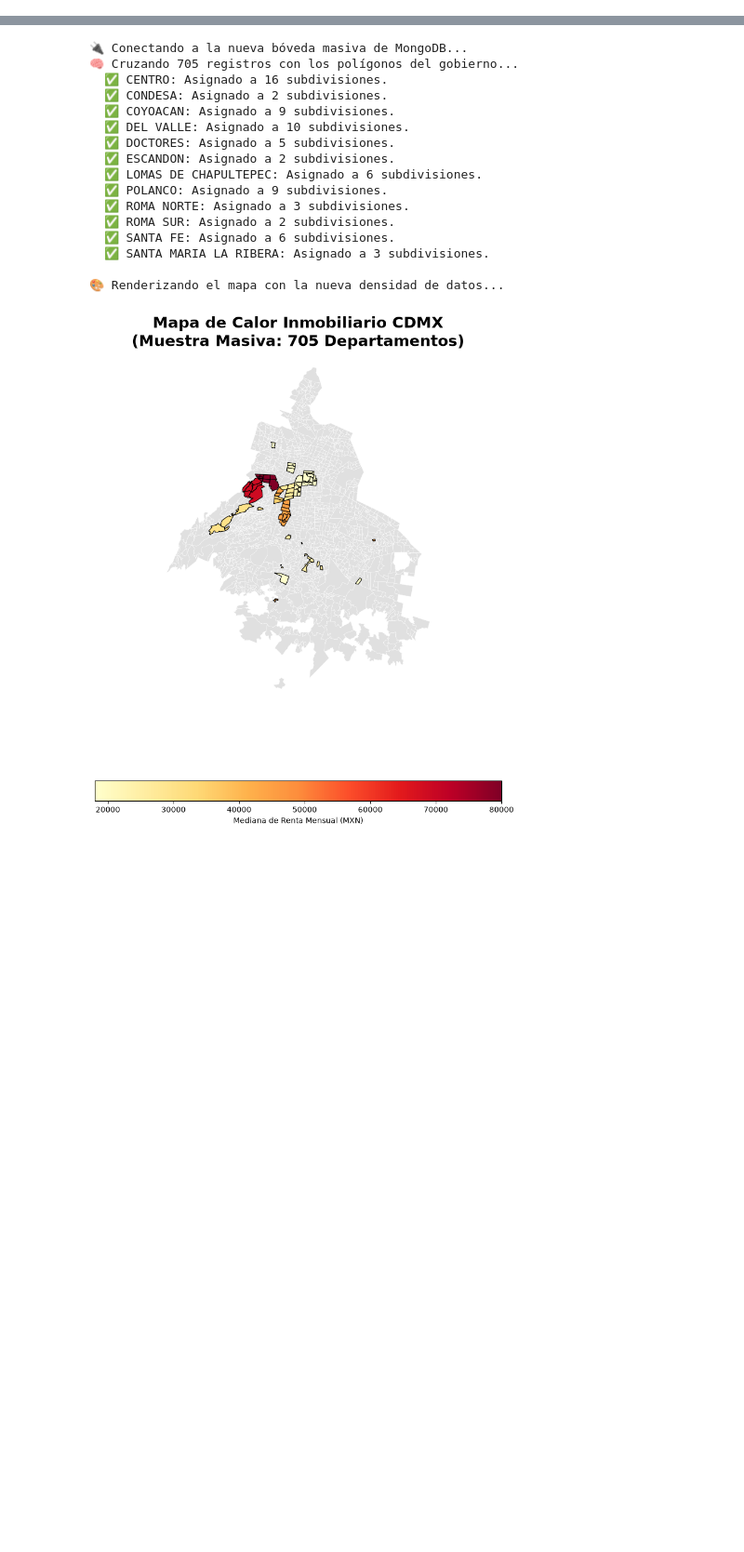
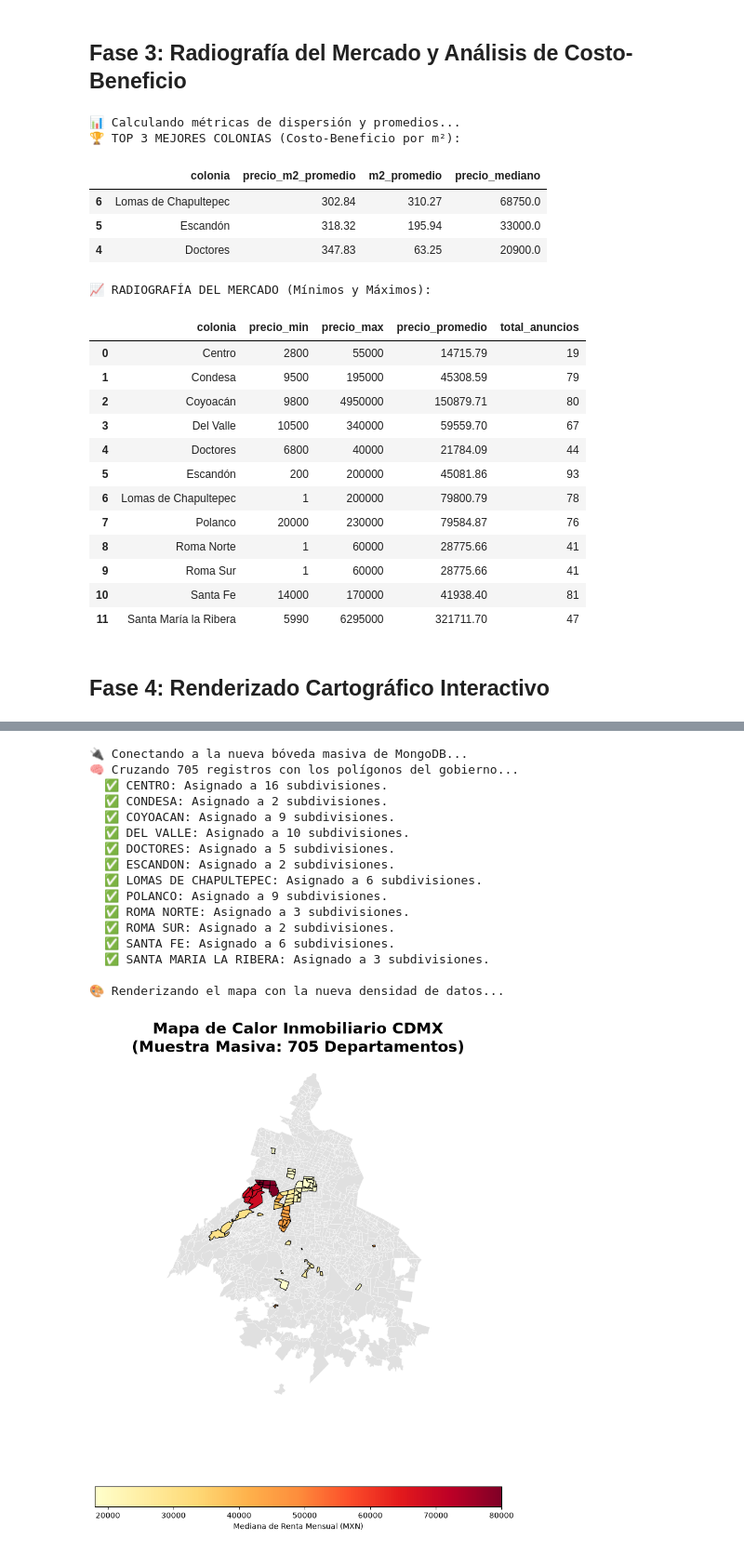
Before and after one commit to EduardoCarbajalM/scraper-inmobiliario, a Jupyter notebook: scraper_inmobiliario.ipynb, the cells around one changed output, grey strips where cells are left out. Shown at 93% size. Saved outputs shown, nothing was run; the diff lists cells and outputs as text; code cells hidden in the pictures; blank space fills up the shorter version.

Commit message:
refactor: estructurar pipeline ETL y añadir fases de análisis y renderizado

```diff
--- a/scraper_inmobiliario.ipynb
+++ b/scraper_inmobiliario.ipynb
@@ -244,2 +150,52 @@ display(conteo_colonias)
+# %% [markdown]
+## Fase 3: Radiografía del Mercado y Análisis de Costo-Beneficio
+# %%
+print("📊 Calculando métricas de dispersión y promedios...")
+
+# 3. Análisis Estadístico por Colonia
+estadisticas = df.groupby('colonia').agg(
+    total_anuncios=('titulo', 'count'),
+    precio_min=('precio_numerico', 'min'),
+    precio_max=('precio_numerico', 'max'),
+    precio_promedio=('precio_numerico', 'mean'),
+    precio_mediano=('precio_numerico', 'median'),
+    m2_promedio=('metros_cuadrados', 'mean'),
+    precio_m2_promedio=('precio_por_m2', 'mean')
+).round(2).reset_index()
+
+# 4. Algoritmo de Costo-Beneficio
+# Filtramos colonias con al menos 5 anuncios para evitar sesgos estadísticos
+# y las ordenamos de MENOR a MAYOR precio por metro cuadrado.
+colonias_confiables = estadisticas[estadisticas['total_anuncios'] >= 5]
+top_costo_beneficio = colonias_confiables.sort_values(by='precio_m2_promedio', ascending=True)
+
+print("🏆 TOP 3 MEJORES COLONIAS (Costo-Beneficio por m²):")
+display(top_costo_beneficio[['colonia', 'precio_m2_promedio', 'm2_promedio', 'precio_mediano']].head(3))
+
+print("\n📈 RADIOGRAFÍA DEL MERCADO (Mínimos y Máximos):")
+display(estadisticas[['colonia', 'precio_min', 'precio_max', 'precio_promedio', 'total_anuncios']])
+# %% [output]
+📊 Calculando métricas de dispersión y promedios...
+🏆 TOP 3 MEJORES COLONIAS (Costo-Beneficio por m²):
+|  | colonia | precio_m2_promedio | m2_promedio | precio_mediano |
+| 6 | Lomas de Chapultepec | 302.84 | 310.27 | 68750.0 |
+| 5 | Escandón | 318.32 | 195.94 | 33000.0 |
+| 4 | Doctores | 347.83 | 63.25 | 20900.0 |
+📈 RADIOGRAFÍA DEL MERCADO (Mínimos y Máximos):
+|  | colonia | precio_min | precio_max | precio_promedio | total_anuncios |
+| 0 | Centro | 2800 | 55000 | 14715.79 | 19 |
+| 1 | Condesa | 9500 | 195000 | 45308.59 | 79 |
+| 2 | Coyoacán | 9800 | 4950000 | 150879.71 | 80 |
+| 3 | Del Valle | 10500 | 340000 | 59559.70 | 67 |
+| 4 | Doctores | 6800 | 40000 | 21784.09 | 44 |
+| 5 | Escandón | 200 | 200000 | 45081.86 | 93 |
+| 6 | Lomas de Chapultepec | 1 | 200000 | 79800.79 | 78 |
+| 7 | Polanco | 20000 | 230000 | 79584.87 | 76 |
+| 8 | Roma Norte | 1 | 60000 | 28775.66 | 41 |
+| 9 | Roma Sur | 1 | 60000 | 28775.66 | 41 |
+| 10 | Santa Fe | 14000 | 170000 | 41938.40 | 81 |
+| 11 | Santa María la Ribera | 5990 | 6295000 | 321711.70 | 47 |
+# %% [markdown]
+## Fase 4: Renderizado Cartográfico Interactivo
 # %%
 import geopandas as gpd
```
Also changed, not shown: parts of 11 cells of this notebook, 3 other files.
